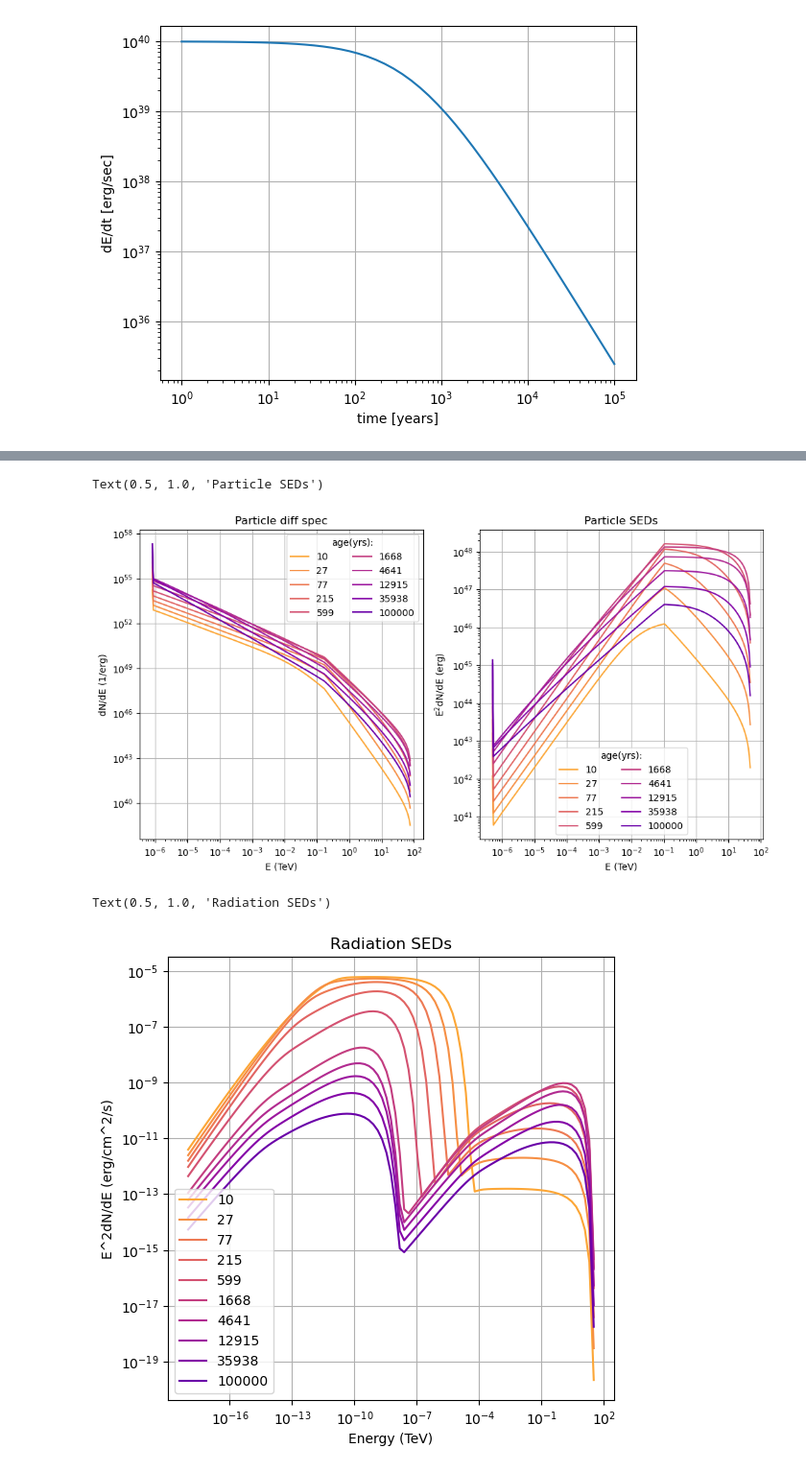
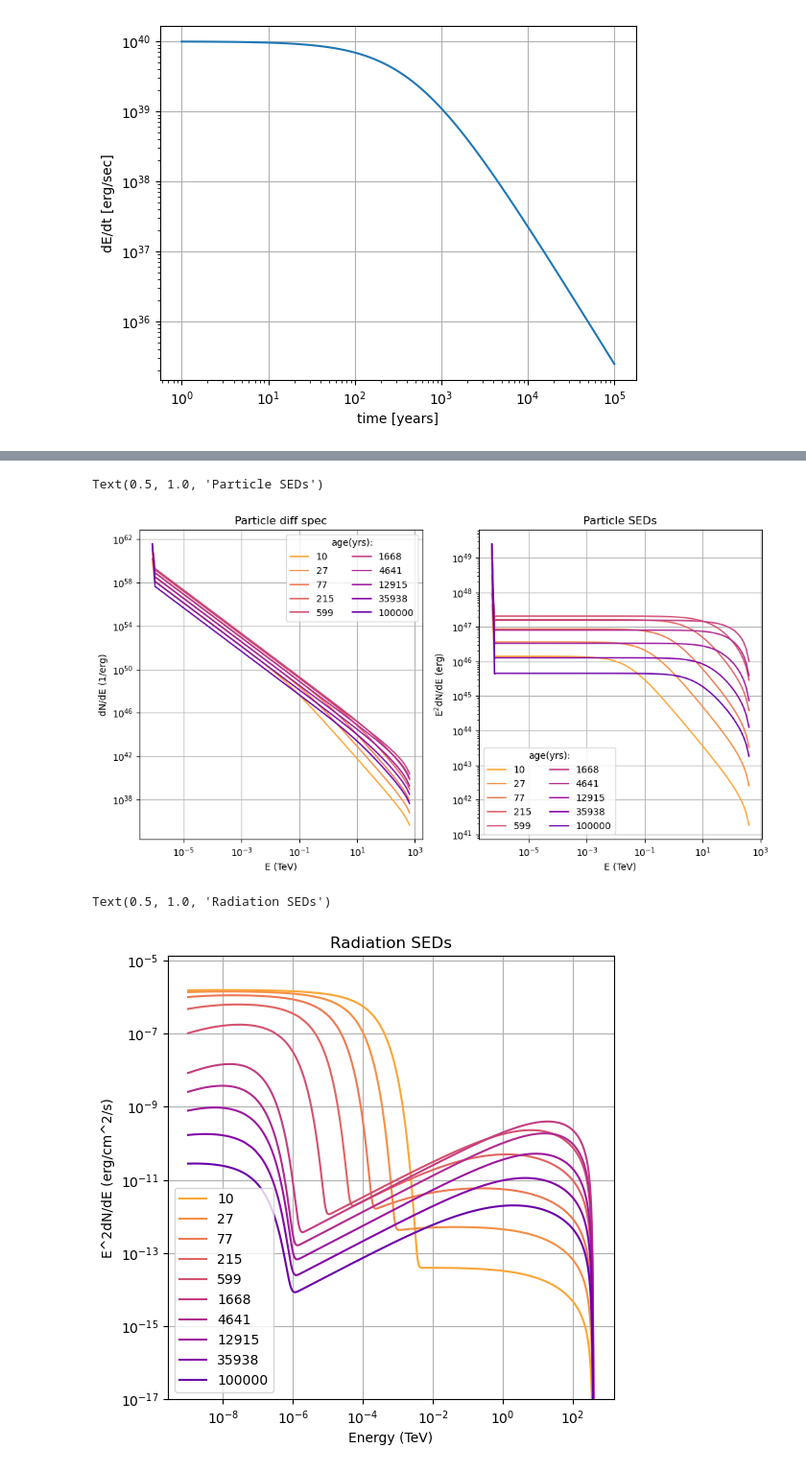
Before and after one commit to jurysek/pwn_modeling, a Jupyter notebook: notebooks/pwn_dynamic_evolution.ipynb, the cells around one changed output, grey strips where cells are left out. Shown at 96% size. Saved outputs shown, nothing was run; the diff lists cells and outputs as text; code cells hidden in the pictures.

```diff
--- a/notebooks/pwn_dynamic_evolution.ipynb
+++ b/notebooks/pwn_dynamic_evolution.ipynb
@@ -25,8 +25,8 @@ Edot0 = 1e40 * u.erg / u.s
 v_psr = 120 * u.km / u.s
 n_B = 0.001
 n_E = 1-n_B
-Ee_min = 100 * u.GeV #511 * u.keV
-Ee_max = 50 * u.TeV
+Ee_min = 511 * u.keV #100 * u.GeV #
+Ee_max = 500 * u.TeV
 g_e = 2
 E0 = 1 * u.TeV
 
@@ -36,7 +36,7 @@ vt = (40 * Esn / (15 * Mej))**0.5
 age = 1e5 * u.yr
 # %%
 # Time axis to create lookup tables of variable environment
-t = np.logspace(0, np.log10(age.to_value(u.yr)), 50) * u.yr
+t = np.logspace(0, np.log10(age.to_value(u.yr)), 100) * u.yr
 # %%
 # Times where we want to calculate the particle and photon spectra
 tt = np.logspace(1, np.log10(age.to_value(u.yr)), 10)
@@ -177,24 +178,24 @@ ax2.legend(ncol=2,prop={'size':10},title="age(yrs):")
 ax2.set_title("Particle SEDs")
 # %% [output]
 Text(0.5, 1.0, 'Particle SEDs')
-[figure, old version]
+[figure, new version]
 # %%
 f, ax1 = plt.subplots(1, 1,figsize=(6,6))
 ax1.set_prop_cycle('color',plt.get_cmap('plasma_r')(np.linspace(0.2, .8, len(tt))))  #
 
 for age, results in pool_outputs:
     try:
         sp, p_sed, tot, ic, synch, total_radiated_energy = results
         ax1.loglog(tot[:,0],tot[:,1],label=str(int(age)))
     except:
         continue
 
 ax1.set_xlabel("Energy (TeV)")
 ax1.set_ylabel("E^2dN/dE (erg/cm^2/s)")
-#ax1.set_ylim(ymin=1e-17,ymax=1e-5)
+ax1.set_ylim(ymin=1e-17) #,ymax=1e-5)
 ax1.legend()
 ax1.grid()
 ax1.set_title("Radiation SEDs")
 # %% [output]
 Text(0.5, 1.0, 'Radiation SEDs')
-[figure, old version]
+[figure, new version]
```
Also changed, not shown: parts of 2 cells of this notebook, 3 other files.
